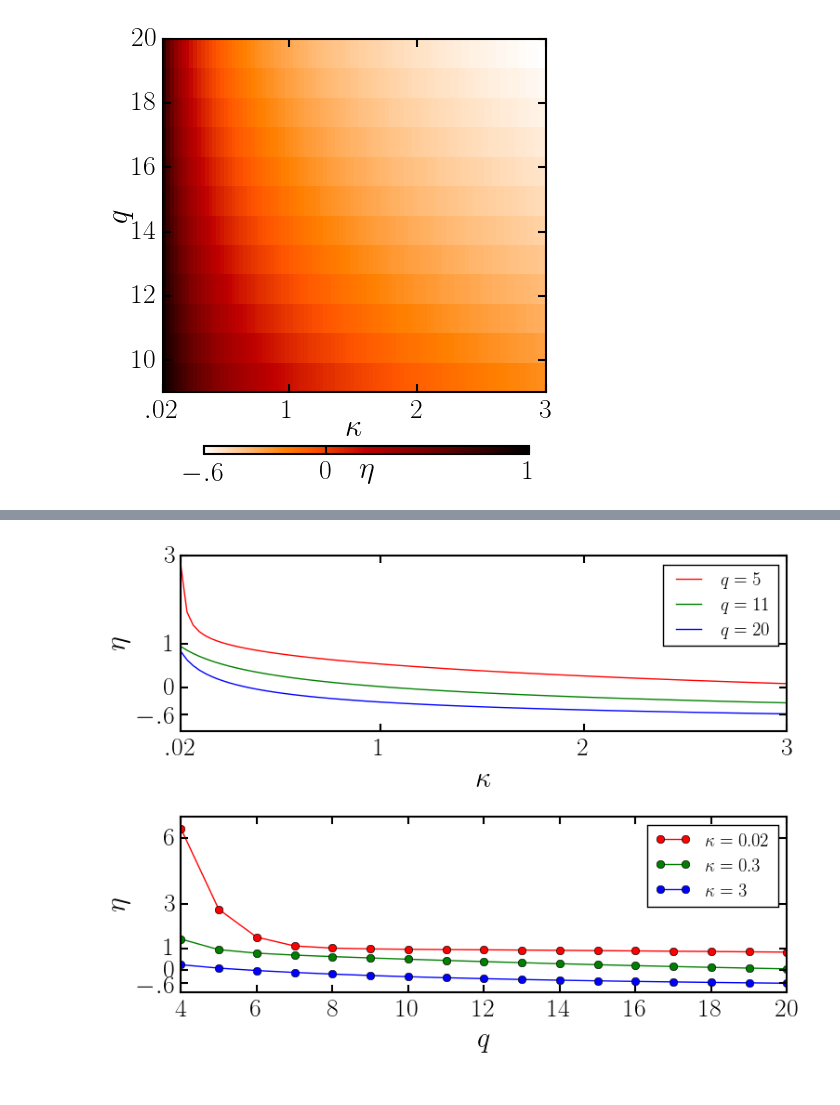
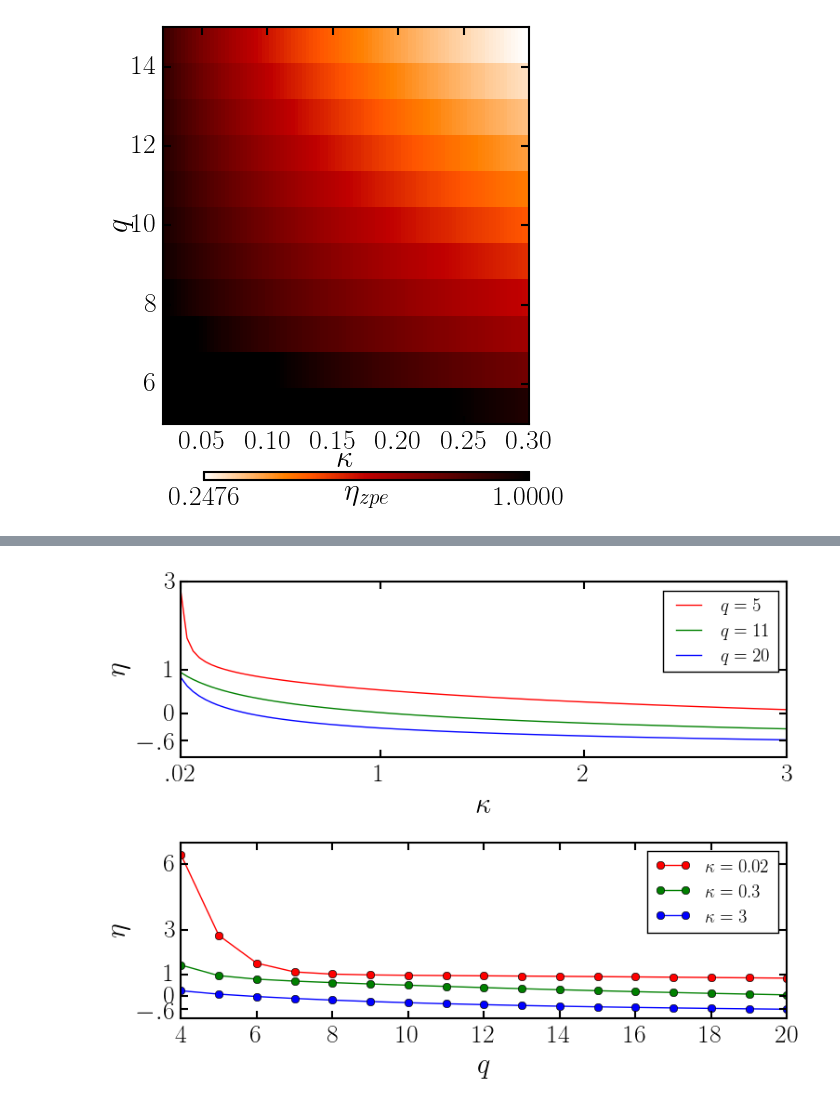
Before and after one commit to berceanu/topo-photon, a Jupyter notebook: anc/approximations.ipynb, the cells around one changed output, grey strips where cells are left out. Saved outputs shown, nothing was run; the diff lists cells and outputs as text; code cells hidden in the pictures.

```diff
--- a/anc/approximations.ipynb
+++ b/anc/approximations.ipynb
@@ -31,0 +28,3 @@ elapsed time: 17.039381628 seconds (1923167828 bytes allocated, 9.83% gc time)
+# %%
+κs = linspace(0.02, 0.3, 100);
+qs = 5:15;
@@ -32,22 +76,22 @@ elapsed time: 17.039381628 seconds (1923167828 bytes allocated, 9.83% gc time)
 # %%
 f, ax = plt.subplots(figsize=(5, 5))
-im = ax[:imshow](η2D, origin="lower", ColorMap("gist_heat_r"), interpolation="none",
-                 extent=[.02, 3., 9, 20],
-                 vmin=-0.6, vmax=1,
-                 aspect=.25)
+im = ax[:imshow](η2Dzpe, origin="lower", ColorMap("gist_heat_r"), interpolation="none",
+                 extent=[κs[1], κs[end], qs[1], qs[end]],
+                 vmin=minimum(η2Dzpe), vmax=1,
+                 aspect="auto")
 
 ax[:set_ylabel](L"$q$",labelpad=-1)
 ax[:set_xlabel](L"$\kappa$", labelpad=-6)
-ax[:xaxis][:set_ticks]([.02,1,2,3])
-ax[:xaxis][:set_ticklabels]([L"$.02$", L"$1$", L"$2$", L"$3$"])
+#ax[:xaxis][:set_ticks]([.02,1,2,3])
+#ax[:xaxis][:set_ticklabels]([L"$.02$", L"$1$", L"$2$", L"$3$"])
 
 cbaxes = f[:add_axes]([0.25, 0.04, 0.65, 0.015])
 cbar = f[:colorbar](im, cax=cbaxes, orientation="horizontal")
-cbar[:set_ticks]([-0.6, 0, 1])
-cbar[:set_ticklabels]([L"$-.6$", L"$0$" ,L"$1$"])
-cbar[:set_label](L"$\eta$", rotation=0, labelpad=-20, y=0.5)
+cbar[:set_ticks]([minimum(η2Dzpe), 1])
+#cbar[:set_ticklabels]([L"$-.6$", L"$0$" ,L"$1$"])
+cbar[:set_label](L"$\eta_{\text{zpe}}$", rotation=0, labelpad=-20, y=0.5)
 cbar[:solids][:set_edgecolor]("face")
-f[:savefig]("pan2D.pdf", transparent=true, pad_inches=0.0, bbox_inches="tight")
+#f[:savefig]("pan2D.pdf", transparent=true, pad_inches=0.0, bbox_inches="tight")
 plt.close(f)
 # %% [output]
-[figure, old version]
+[figure, new version]
```
Also changed, not shown: parts of 16 cells of this notebook, 5 other files.
